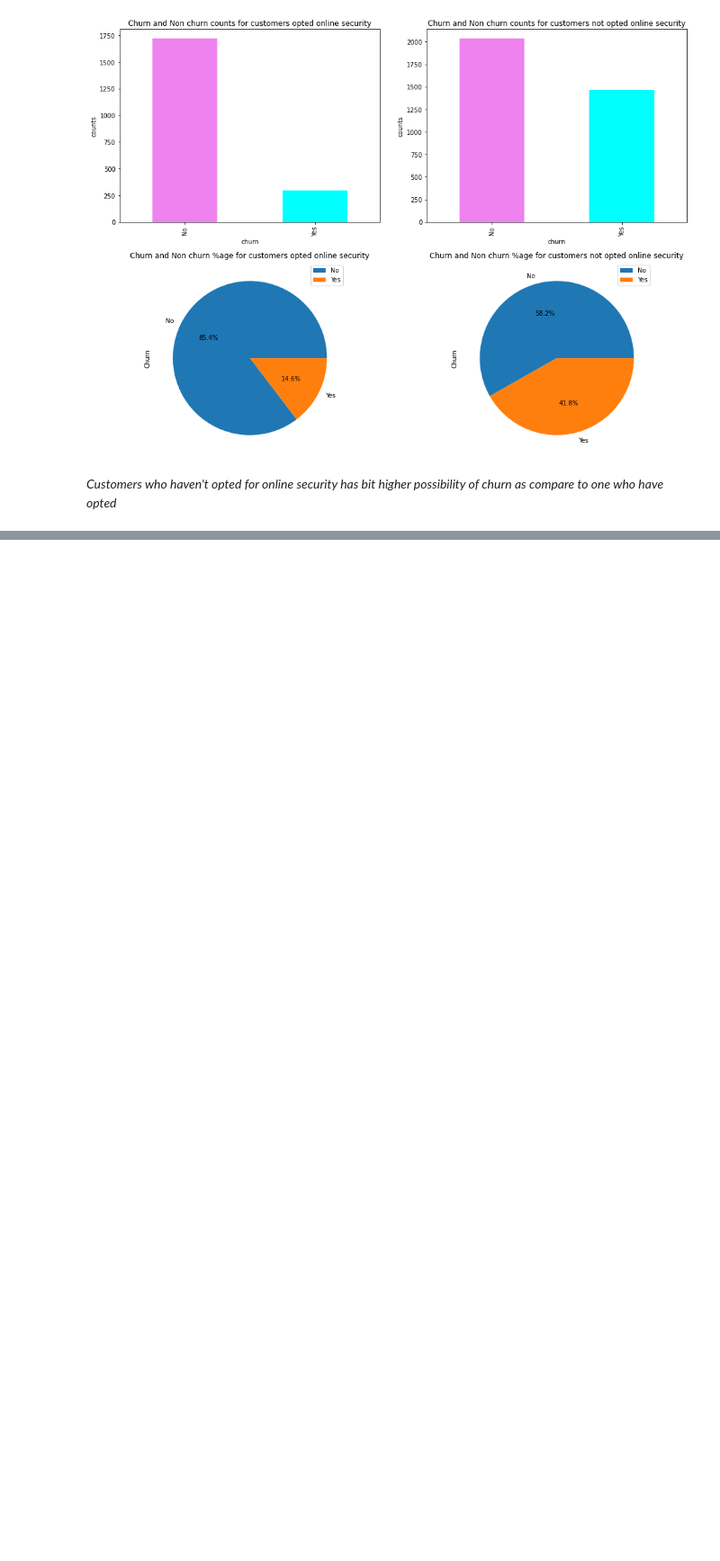
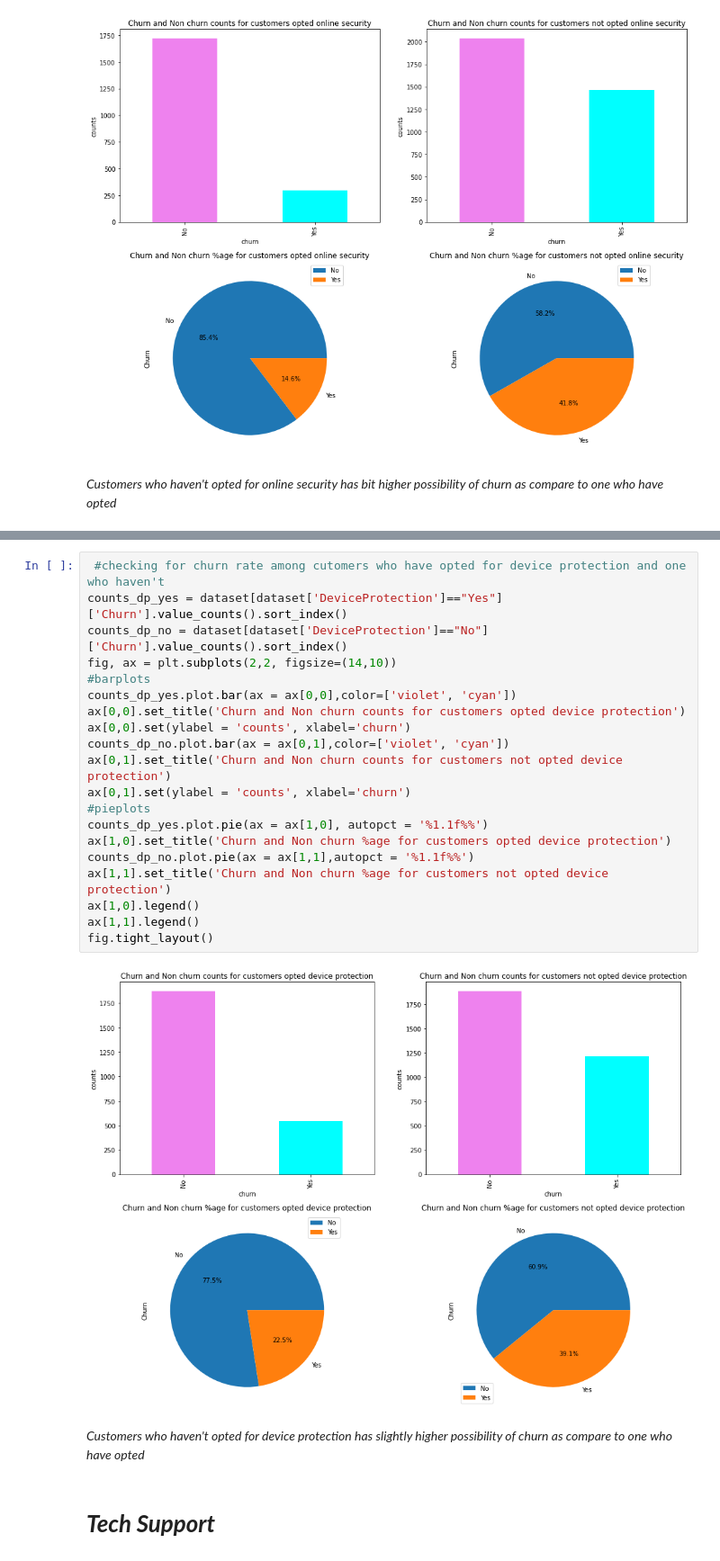
Before and after one commit to gupta4327/telecomChurnPredictionmodel, a Jupyter notebook: Telecom_churn_prediction.ipynb, the cells around one changed output, grey strips where cells are left out. Shown at 90% size. Cells and saved outputs as stored; diff of their text form; blank space fills up the shorter version.

```diff
--- a/Telecom_churn_prediction.ipynb
+++ b/Telecom_churn_prediction.ipynb
@@ -441,0 +486,26 @@ fig.tight_layout()
+# %%
+ #checking for churn rate among cutomers who have opted for device protection and one who haven't
+counts_dp_yes = dataset[dataset['DeviceProtection']=="Yes"]['Churn'].value_counts().sort_index()
+counts_dp_no = dataset[dataset['DeviceProtection']=="No"]['Churn'].value_counts().sort_index()
+fig, ax = plt.subplots(2,2, figsize=(14,10))
+#barplots
+counts_dp_yes.plot.bar(ax = ax[0,0],color=['violet', 'cyan'])
+ax[0,0].set_title('Churn and Non churn counts for customers opted device protection')
+ax[0,0].set(ylabel = 'counts', xlabel='churn')
+counts_dp_no.plot.bar(ax = ax[0,1],color=['violet', 'cyan'])
+ax[0,1].set_title('Churn and Non churn counts for customers not opted device protection')
+ax[0,1].set(ylabel = 'counts', xlabel='churn')
+#pieplots
+counts_dp_yes.plot.pie(ax = ax[1,0], autopct = '%1.1f%%')
+ax[1,0].set_title('Churn and Non churn %age for customers opted device protection')
+counts_dp_no.plot.pie(ax = ax[1,1],autopct = '%1.1f%%')
+ax[1,1].set_title('Churn and Non churn %age for customers not opted device protection')
+ax[1,0].legend()
+ax[1,1].legend()
+fig.tight_layout()
+# %% [output]
+[figure, added]
+# %% [markdown]
+*Customers who haven't opted for device protection has slightly higher possibility of churn as compare to one who have opted*
+# %% [markdown]
+# ***Tech Support***
```
Also changed, not shown: parts of 56 cells of this notebook.
